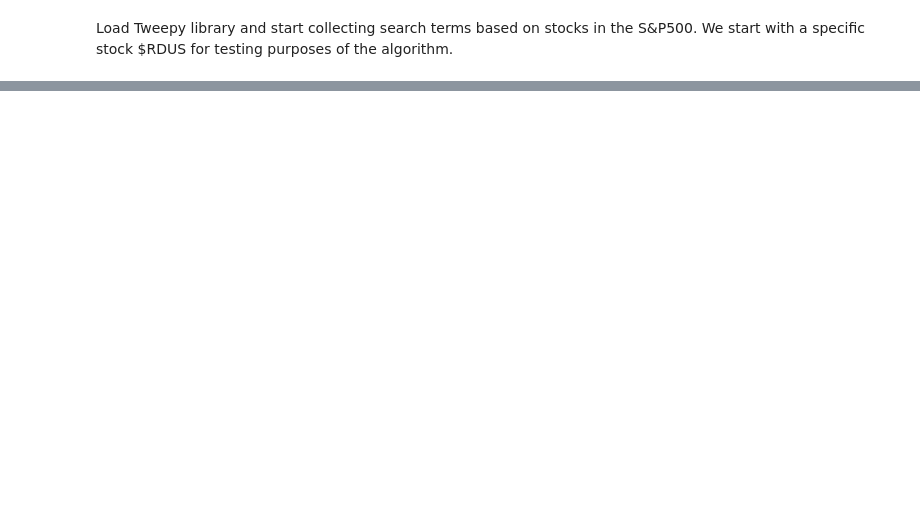
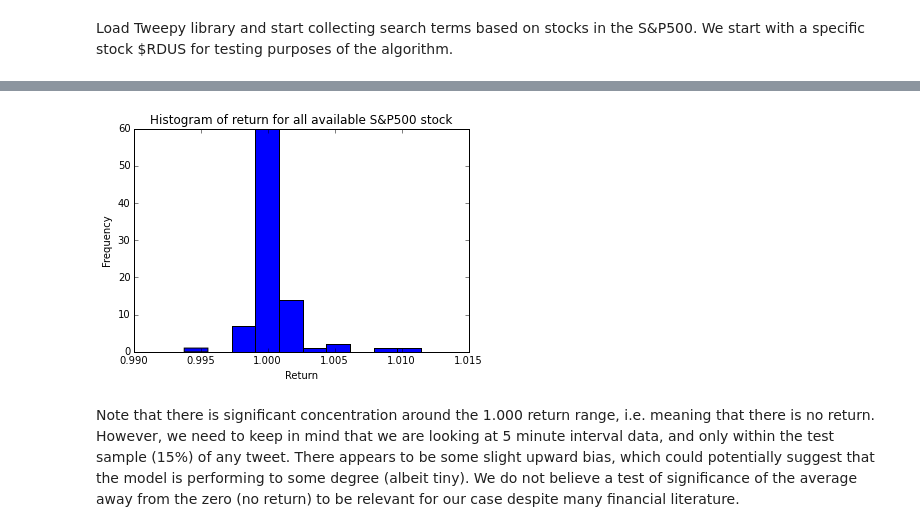
Before and after one commit to yingchan1989/Project, a Jupyter notebook: Project.ipynb, the cells around one changed output, grey strips where cells are left out. Cells and saved outputs as stored; diff of their text form; code cells hidden in the pictures; blank space fills up the shorter version.

```diff
--- a/Project.ipynb
+++ b/Project.ipynb
@@ -201,0 +245,12 @@ print y_pred
+# %%
+%matplotlib inline
+import matplotlib.pyplot as plt
+plt.hist(indep_model_return)
+plt.title("Histogram of return for all available S&P500 stock")
+plt.xlabel("Return")
+plt.ylabel("Frequency")
+plt.show()
+# %% [output]
+[figure, added]
+# %% [markdown]
+Note that there is significant concentration around the 1.000 return range, i.e. meaning that there is no return. However, we need to keep in mind that we are looking at 5 minute interval data, and only within the test sample (15%) of any tweet. There appears to be some slight upward bias, which could potentially suggest that the model is performing to some degree (albeit tiny). We do not believe a test of significance of the average away from the zero (no return) to be relevant for our case despite many financial literature.
```
Also changed, not shown: parts of 25 cells of this notebook.
